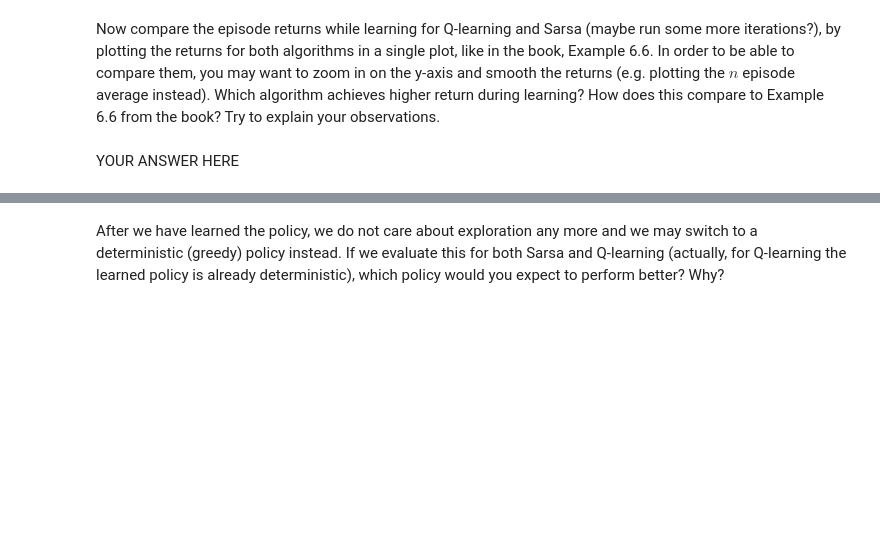
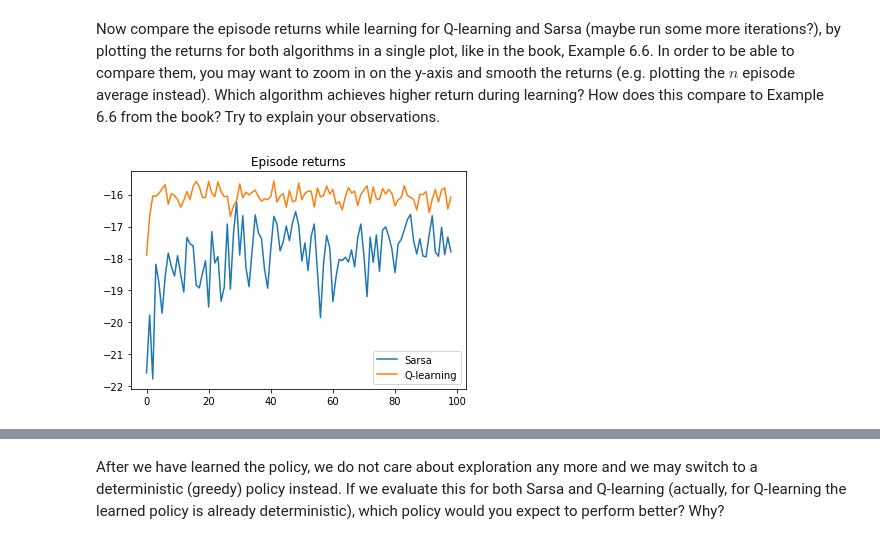
Before and after one commit to davide-belli/reinforcement-learning-labs-hws, a Jupyter notebook: lab1/lab1_davide.ipynb, the cells around one changed output, grey strips where cells are left out. Saved outputs shown, nothing was run; the diff lists cells and outputs as text; code cells hidden in the pictures; blank space fills up the shorter version.

Commit message:
lab 1.6 - compare q-learning and sarsa

```diff
--- a/lab1/lab1_davide.ipynb
+++ b/lab1/lab1_davide.ipynb
@@ -781,2 +794,19 @@ raise NotImplementedError()
-# %% [markdown]
-YOUR ANSWER HERE
+# %%
+Q_sarsa, (episode_lengths_sarsa, episode_returns_sarsa) = sarsa(env, 10000)
+Q_q_learning, (episode_lengths_q_learning, episode_returns_q_learning) = q_learning(env, 10000)
+
+smoothed_returns_sarsa = []
+smoothed_returns_q_learning = []
+
+avg_k = 100
+for i in range(int(10000 / avg_k)):
+    smoothed_returns_sarsa.append(sum(episode_returns_sarsa[avg_k*i:avg_k*i+avg_k])/avg_k)
+    smoothed_returns_q_learning.append(sum(episode_returns_q_learning[avg_k*i:avg_k*i+avg_k])/avg_k)
+
+plt.plot(smoothed_returns_sarsa[1:], label="Sarsa")
+plt.plot(smoothed_returns_q_learning[1:], label="Q-learning")
+plt.title('Episode returns')
+plt.legend()
+plt.show()
+# %% [output]
+[figure, added]
```
Also changed, not shown: parts of 13 cells of this notebook, 1 other file.
